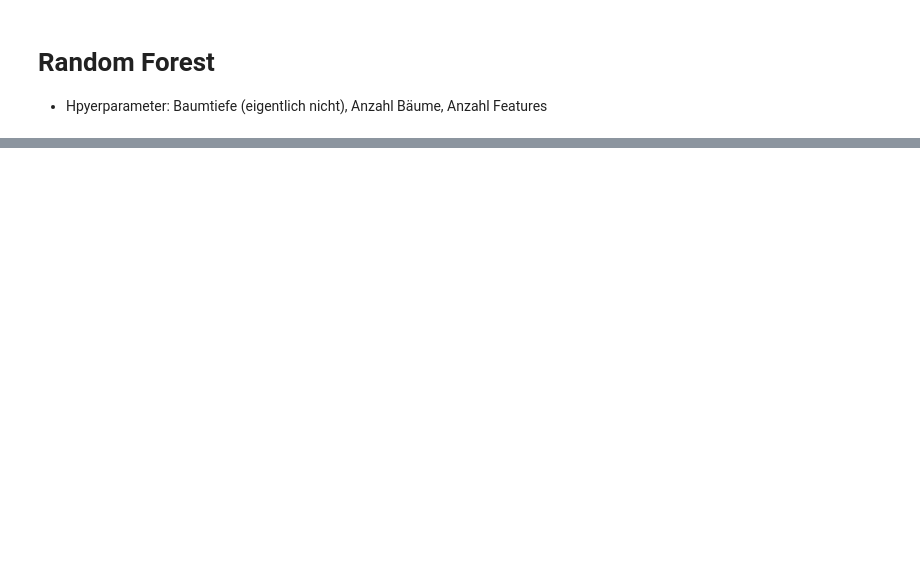
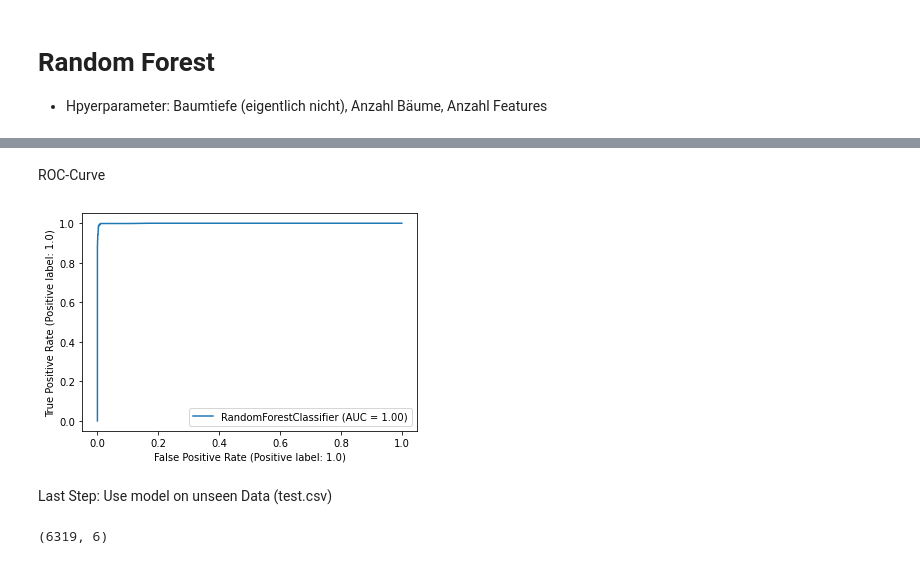
Before and after one commit to lenaas/ml1, a Jupyter notebook: EDA_RF.ipynb, the cells around one changed output, grey strips where cells are left out. Drawn from its saved outputs; the diff is of its cells as text; code cells hidden in the pictures; blank space fills up the shorter version.

Commit message:
RF with Cross Validation, ROC, Prediction on test data

```diff
--- a/EDA_RF.ipynb
+++ b/EDA_RF.ipynb
@@ -220,6 +153,4 @@ raw
 # Random Forest
 - Hpyerparameter: Baumtiefe (eigentlich nicht), Anzahl Bäume, Anzahl Features
 # %%
-rfor_x = pd.get_dummies(raw.drop(['Datum','Anwesenheit'],axis = 1))
+rfor_x,rfor_y = pipeline(raw)
-# %%
-rfor_y = raw['Anwesenheit']
@@ -293,0 +165,13 @@ dtype: float64
+# %%
+from sklearn.model_selection import GridSearchCV
+param_grid = {'n_estimators':[10,100,200], #Default is 100
+             'max_features':['sqrt','log2'], #Default ist sqrt, log2 other option
+             'max_depth':[None,4,6]}, #Default is None, means depth until pure leaves are achieved
+scores = ['accuracy', 'precision', 'recall']
+
+gs = GridSearchCV(RandomForestClassifier(criterion = 'entropy', random_state=True),
+                 param_grid = param_grid,
+                 scoring = scores,
+                 refit="recall", # needed for multi param search -> we decide on recall, because we have to minimize occasions, where present = 1 prediction = 0
+                 return_train_score=True) # includes Train Scores in cv_results_
+gs.fit(X_train,y_train)
@@ -293,0 +196,8 @@ dtype: float64
+# %%
+rf = RandomForestClassifier(n_estimators=200, criterion='entropy', max_features = 'sqrt', random_state = True)
+rf.fit(X_train, y_train)
+y_pred = rf.predict(X_test)
+print("Train Accuracy: ", rf.score(X_train, y_train), "Test Accuracy: ", rf.score(X_test, y_test))
+print("Recall: ", recall_score(y_test, y_pred), "Precision: ", precision_score(y_test, y_pred))
+print("Confusion Matrix: \n",confusion_matrix(y_test, y_pred))
+print("Feature Importance: \n", pd.Series(rf.feature_importances_, index=rfor_x.columns).sort_values(ascending=False))
@@ -293,0 +225,11 @@ dtype: float64
+# %% [markdown]
+ROC-Curve
+# %%
+from sklearn.metrics import RocCurveDisplay
+import matplotlib.pyplot as plt
+RocCurveDisplay.from_estimator(rf, X_test, y_test)
+plt.show()
+# %% [output]
+[figure, added]
+# %% [markdown]
+Last Step: Use model on unseen Data (test.csv)
@@ -293,0 +238,4 @@ dtype: float64
+# %%
+test.shape
+# %% [output]
+(6319, 6)
```
Also changed, not shown: parts of 45 cells of this notebook, 1 other file.
